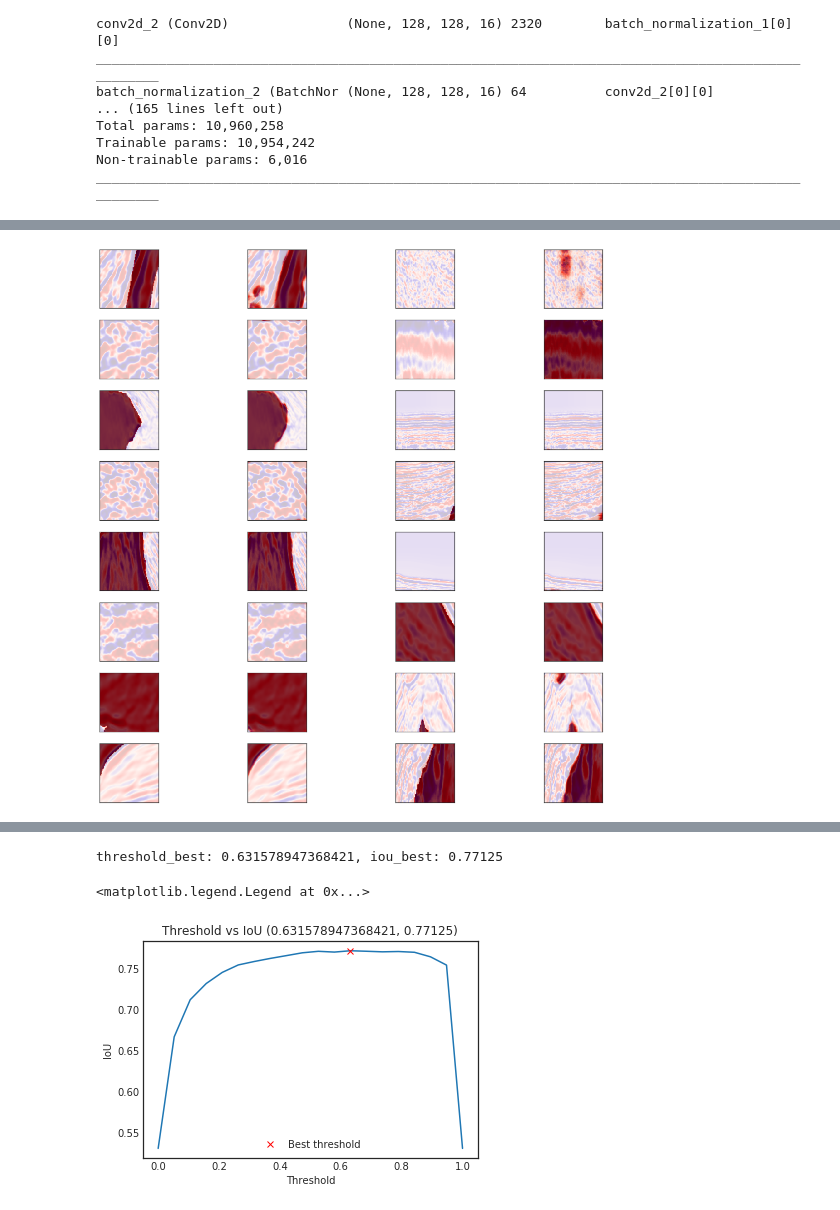
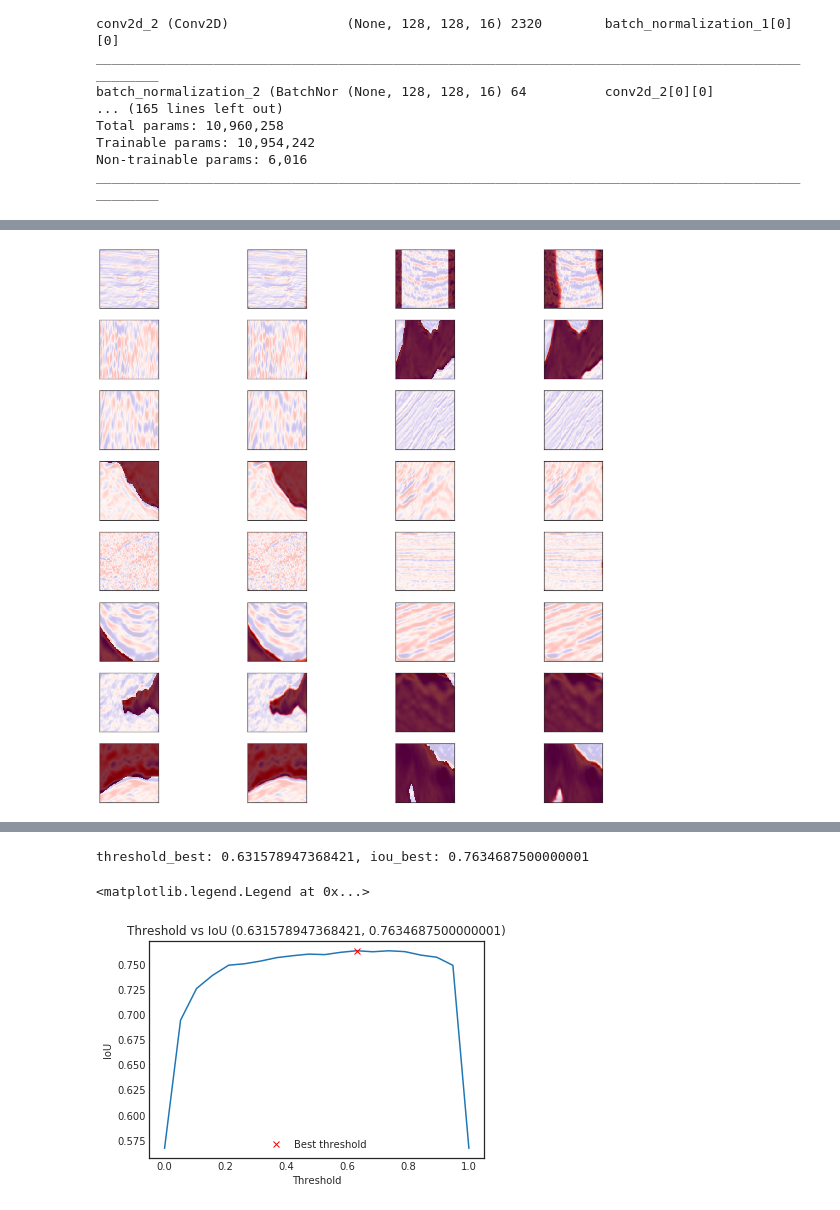
Before and after one commit to gody7334/tgs-salt-identification-challenge, a Jupyter notebook: unet_resnet/Unet + Resnet.ipynb, the cells around one changed output, grey strips where cells are left out. Drawn from its saved outputs; the diff is of its cells as text; code cells hidden in the pictures.

Commit message:
higher clahe augmentation lager dataset (8 times)

```diff
--- a/unet_resnet/Unet + Resnet.ipynb
+++ b/unet_resnet/Unet + Resnet.ipynb
@@ -166,8 +156,8 @@ def img_augment(df):
         crop = np.random.randint(low=1, high=10, size=4)
         flip = np.random.choice([True, False])
         clahe = np.random.choice([True, False])
-        clahe_clip = np.random.uniform(low=1, high=5, size=1)[0]
-        clahe_grid = np.random.randint(low=1, high=4, size=1)[0]
+        clahe_clip = np.random.uniform(low=1, high=20, size=1)[0]
+        clahe_grid = np.random.randint(low=1, high=8, size=1)[0]
 
         img = random_crop_resize(row['img'], crop, flip, clahe=clahe, clahe_clip=clahe_clip, clahe_grid=clahe_grid)
         img_mask = random_crop_resize(row['img_mask'], crop, flip)
@@ -190,7 +180,7 @@ def img_augment(df):
     all_df = pd.concat([df, augment_df],ignore_index=True)
     return all_df
 
-for i in range(2):
+for i in range(3):
     train_df = img_augment(train_df)
     val_df = img_augment(val_df)
 # %% [output]
@@ -345,29 +337,29 @@ preds_valid = model.predict(X_valid, batch_size=32, verbose=1)
 # %%
-base_idx = 869
+base_idx = 345
 max_images = 32
 grid_width = 4
 grid_height = int(max_images / grid_width)
 fig, axs = plt.subplots(grid_height, grid_width, figsize=(20, 20))
 row = 0; col = 0;
 for i, idx in enumerate(val_df.index[base_idx:base_idx+int(max_images/2)]):
     img = val_df.loc[idx].img
     mask = val_df.loc[idx].img_mask
     pred = preds_valid[idx].squeeze()
 
     ax = axs[row, col];
     ax.imshow(img, cmap="seismic")
     ax.imshow(mask, alpha=0.8, cmap="Reds"); col+=1;
     ax.set_yticklabels([]); ax.set_xticklabels([]);
 
     ax = axs[row, col];
     ax.imshow(img, cmap="seismic")
     ax.imshow(pred, alpha=0.8, cmap="Reds"); col+=1;
     ax.set_yticklabels([]);ax.set_xticklabels([]);
 
     if col >= grid_width:
         col=0; row+=1;
 # %% [output]
-[figure, old version]
+[figure, new version]
 # %%
 # src: https://www.kaggle.com/aglotero/another-iou-metric
 def iou_metric(y_true_in, y_pred_in, print_table=False):
@@ -457,6 +449,6 @@ plt.ylabel("IoU")
 plt.title("Threshold vs IoU ({}, {})".format(threshold_best, iou_best))
 plt.legend()
 # %% [output]
-threshold_best: 0.631578947368421, iou_best: 0.77125
+threshold_best: 0.631578947368421, iou_best: 0.7634687500000001
 <matplotlib.legend.Legend at 0x...>
-[figure, old version]
+[figure, new version]
```
Also changed, not shown: parts of 6 cells of this notebook, 2 other files.
